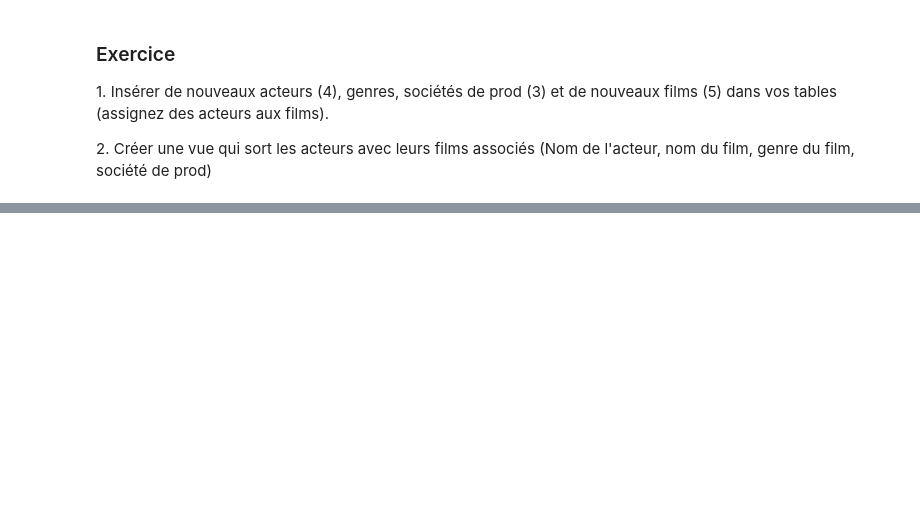
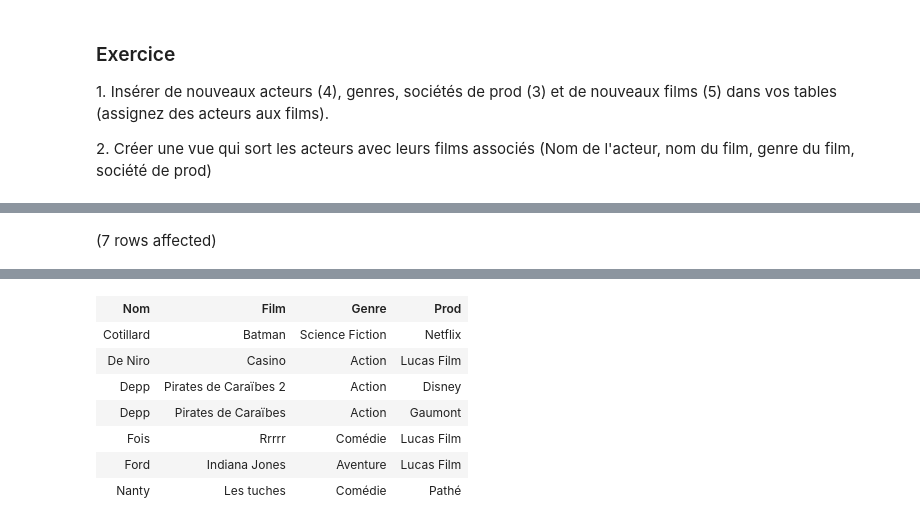
Before and after one commit to mbaumanndev/iut-2a-bdda, a Jupyter notebook: SQL.ipynb, the cells around one changed output, grey strips where cells are left out. Drawn from its saved outputs; the diff is of its cells as text; code cells hidden in the pictures; blank space fills up the shorter version.

```diff
--- a/SQL.ipynb
+++ b/SQL.ipynb
@@ -162,0 +287,5 @@ FROM [data].[FicheFilm]
+# %%
+SELECT [Nom], [Film], [Genre], [Prod] FROM [data].[ViewActeursFilms]
+ORDER BY [Nom]
+# %% [output]
+(7 rows affected)
@@ -162,0 +293,8 @@ FROM [data].[FicheFilm]
+| Nom | Film | Genre | Prod |
+| Cotillard | Batman | Science Fiction | Netflix |
+| De Niro | Casino | Action | Lucas Film |
+| Depp | Pirates de Caraïbes 2 | Action | Disney |
+| Depp | Pirates de Caraïbes | Action | Gaumont |
+| Fois | Rrrrr | Comédie | Lucas Film |
+| Ford | Indiana Jones | Aventure | Lucas Film |
+| Nanty | Les tuches | Comédie | Pathé |
```
Also changed, not shown: parts of 31 cells of this notebook.
